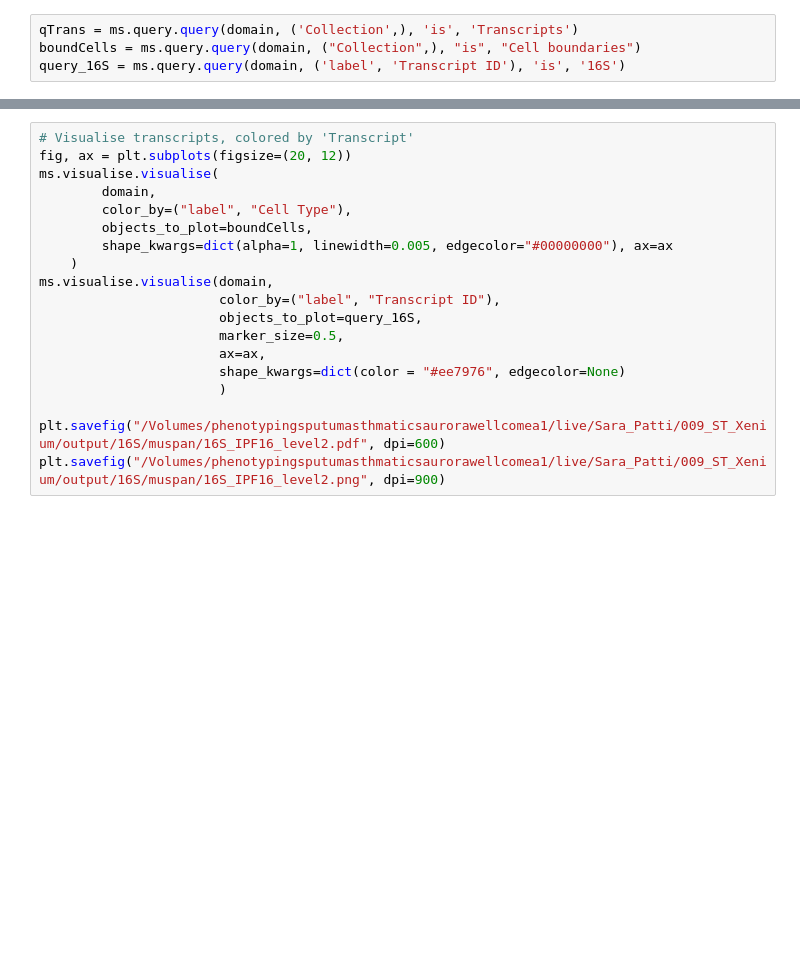
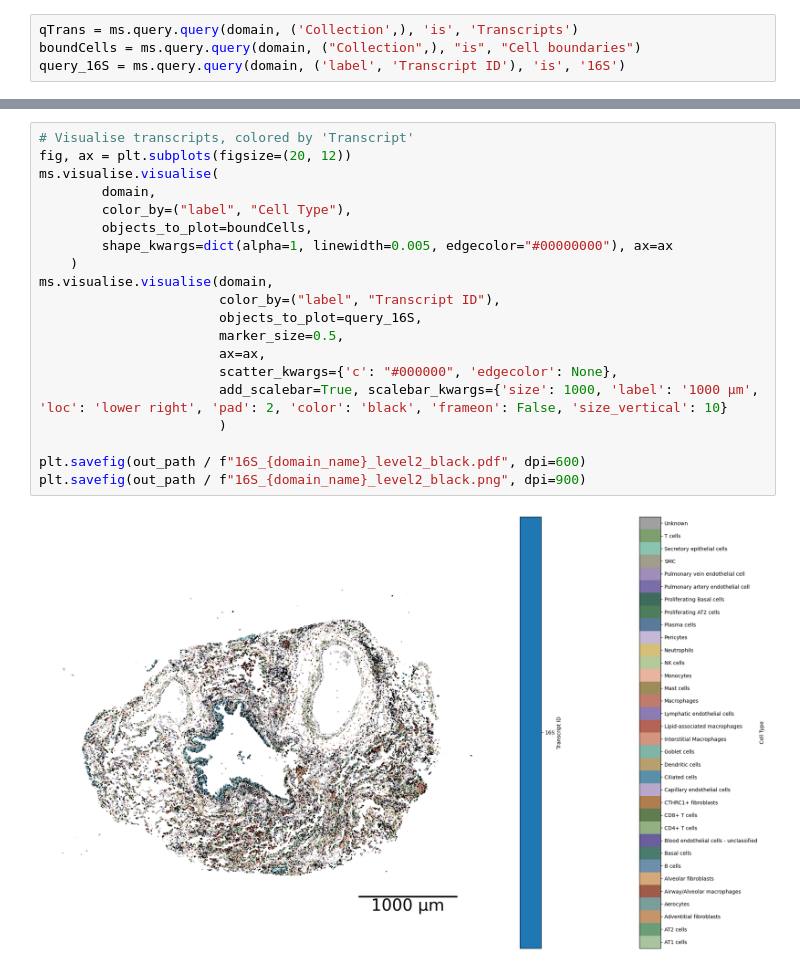
Before and after one commit to spatts14/AirScape_analysis, a Jupyter notebook: notebooks/16S.ipynb, the cells around one changed output, grey strips where cells are left out. Drawn from its saved outputs; the diff is of its cells as text; blank space fills up the shorter version.

```diff
--- a/notebooks/16S.ipynb
+++ b/notebooks/16S.ipynb
@@ -76,19 +87,22 @@ plt.savefig("/Volumes/phenotypingsputumasthmaticsaurorawellcomea1/live/Sara_Patt
 # %%
 # Visualise transcripts, colored by 'Transcript'
 fig, ax = plt.subplots(figsize=(20, 12))
 ms.visualise.visualise(
         domain,
         color_by=("label", "Cell Type"),
         objects_to_plot=boundCells,
         shape_kwargs=dict(alpha=1, linewidth=0.005, edgecolor="#00000000"), ax=ax
     )
 ms.visualise.visualise(domain,
                        color_by=("label", "Transcript ID"),
                        objects_to_plot=query_16S,
                        marker_size=0.5,
                        ax=ax,
-                       shape_kwargs=dict(color = "#ee7976", edgecolor=None)
+                       scatter_kwargs={'c': "#000000", 'edgecolor': None},
+                       add_scalebar=True, scalebar_kwargs={'size': 1000, 'label': '1000 µm', 'loc': 'lower right', 'pad': 2, 'color': 'black', 'frameon': False, 'size_vertical': 10}
                        )
 
-plt.savefig("/Volumes/phenotypingsputumasthmaticsaurorawellcomea1/live/Sara_Patti/009_ST_Xenium/output/16S/muspan/16S_IPF16_level2.pdf", dpi=600)
-plt.savefig("/Volumes/phenotypingsputumasthmaticsaurorawellcomea1/live/Sara_Patti/009_ST_Xenium/output/16S/muspan/16S_IPF16_level2.png", dpi=900)
+plt.savefig(out_path / f"16S_{domain_name}_level2_black.pdf", dpi=600)
+plt.savefig(out_path / f"16S_{domain_name}_level2_black.png", dpi=900)
+# %% [output]
+[figure, added]
```
Also changed, not shown: parts of 5 cells of this notebook, 1 other file.
